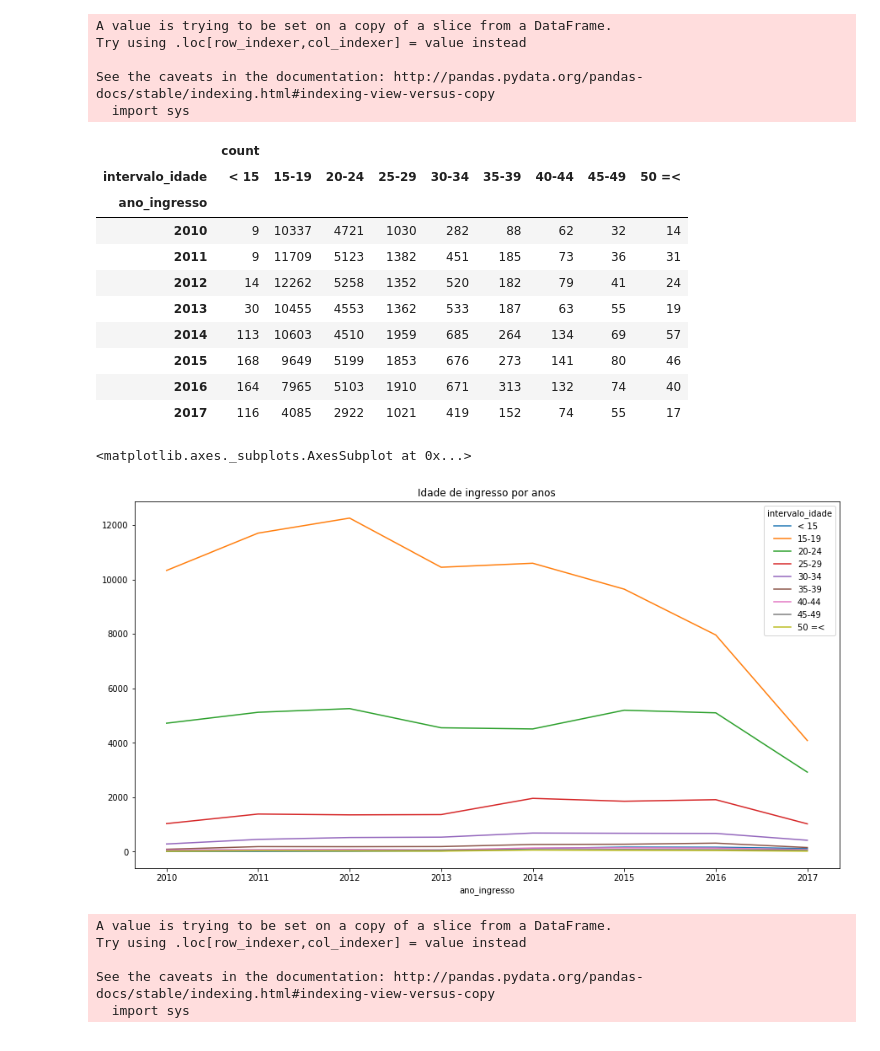
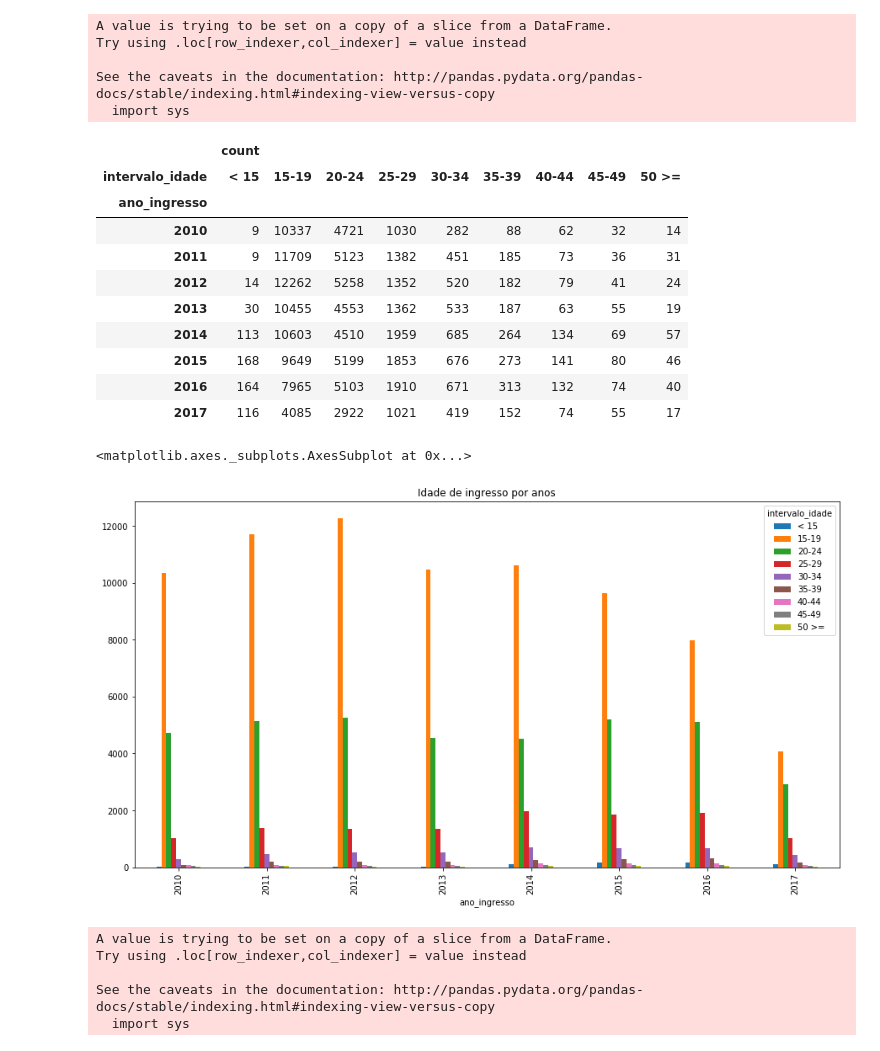
Before and after one commit to alvarofpp/imd0511-discentes, a Jupyter notebook: iolanda.ipynb, the cells around one changed output. Saved outputs shown, nothing was run; the diff lists cells and outputs as text; code cells hidden in the pictures.

```diff
--- a/iolanda.ipynb
+++ b/iolanda.ipynb
@@ -137,0 +131,7 @@ dfs['complementares'].head()
+# %%
+
+dfs['bolsas'] = dfs['socioeconomicos'].filter(items=['possui_auxilio_alimentacao','possui_auxilio_transporte','possui_auxilio_residencia_moradia','id_discente', 'ano_periodo'])
+
+
+
+dfs['bolsas']
@@ -170,7 +220,7 @@ bins = [0, 15, 20, 25, 30, 35, 40, 45, 50, df_merge_filter['idade_ingresso'].max
 
 df_merge_filter['intervalo_idade'] = pd.cut(
     df_merge_filter['idade_ingresso'], bins,
-    labels=["< 15", "15-19", "20-24", "25-29", "30-34", "35-39", "40-44", "45-49", "50 =<"],
+    labels=["< 15", "15-19", "20-24", "25-29", "30-34", "35-39", "40-44", "45-49", "50 >="],
     include_lowest=True
 )
 # %% [output]
@@ -191,7 +241,7 @@ graph_idade_ingresso = graph_idade_ingresso.pivot_table(index='ano_ingresso', co
 graph_idade_ingresso
 # %% [output]
 |  | count |  |  |  |  |  |  |  |  |
-| intervalo_idade | < 15 | 15-19 | 20-24 | 25-29 | 30-34 | 35-39 | 40-44 | 45-49 | 50 =< |
+| intervalo_idade | < 15 | 15-19 | 20-24 | 25-29 | 30-34 | 35-39 | 40-44 | 45-49 | 50 >= |
 | ano_ingresso |  |  |  |  |  |  |  |  |  |
 | 2010 | 9 | 10337 | 4721 | 1030 | 282 | 88 | 62 | 32 | 14 |
 | 2011 | 9 | 11709 | 5123 | 1382 | 451 | 185 | 73 | 36 | 31 |
@@ -204,11 +254,11 @@ graph_idade_ingresso
 # %%
 # Dados dos gráficos
 fig, ax = plt.subplots(figsize=(15,8))
 plt.title("Idade de ingresso por anos")
 
 # Exibir gráficos
-graph_idade_ingresso['count'].plot(kind='line', ax=ax)
+graph_idade_ingresso['count'].plot(kind='bar', ax=ax)
 # %% [output]
 <matplotlib.axes._subplots.AxesSubplot at 0x...>
-[figure, old version]
+[figure, new version]
 # %%
```
Also changed, not shown: parts of 7 cells of this notebook.
